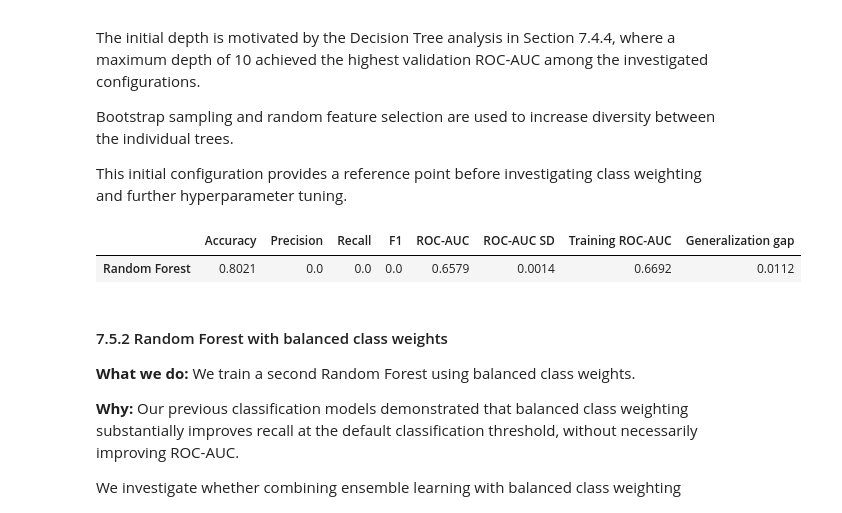
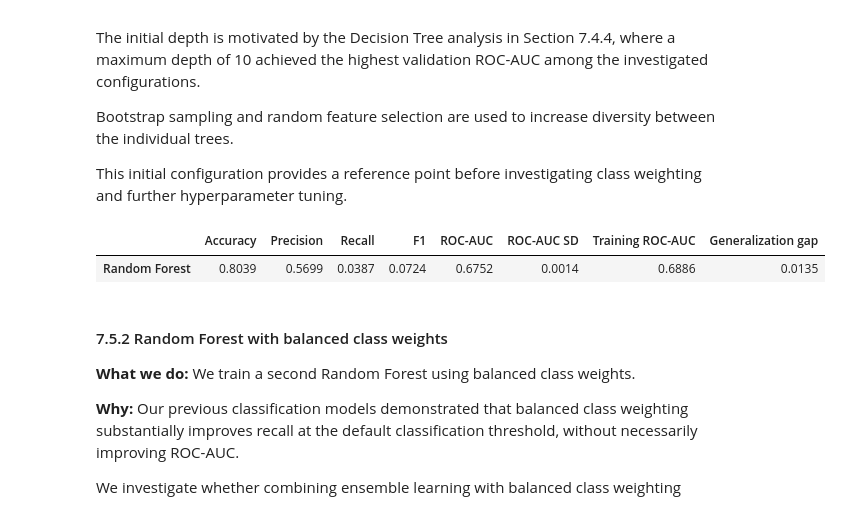
Before and after one commit to Malou100701/MachineLearning2026, a Jupyter notebook: flight_delay_analysis_starter.ipynb, the cells around one changed output. Drawn from its saved outputs; the diff is of its cells as text; code cells hidden in the pictures.

```diff
--- a/flight_delay_analysis_starter.ipynb
+++ b/flight_delay_analysis_starter.ipynb
@@ -1689,29 +1689,29 @@ This initial configuration provides a reference point before investigating class
 # %%
 # Standard Random Forest
 forest_model = Pipeline([
     ("preprocessing", preprocessor_unscaled),
 
     ("classifier", RandomForestClassifier(
         n_estimators=100,
         max_depth=10,
         criterion="gini",
-        max_features="sqrt",
+        max_features=None,
         bootstrap=True,
         random_state=42,
         n_jobs=2
     ))
 ])
 
 # Evaluate using cross-validation
 forest_scores = evaluate_model(
     "Random Forest",
     forest_model,
     X_train_raw,
     y_train
 )
 # %% [output]
 |  | Accuracy | Precision | Recall | F1 | ROC-AUC | ROC-AUC SD | Training ROC-AUC | Generalization gap |
-| Random Forest | 0.8021 | 0.0 | 0.0 | 0.0 | 0.6579 | 0.0014 | 0.6692 | 0.0112 |
+| Random Forest | 0.8039 | 0.5699 | 0.0387 | 0.0724 | 0.6752 | 0.0014 | 0.6886 | 0.0135 |
 # %% [markdown]
 #### 7.5.2 Random Forest with balanced class weights
 
```
Also changed, not shown: parts of 1 cell of this notebook.
